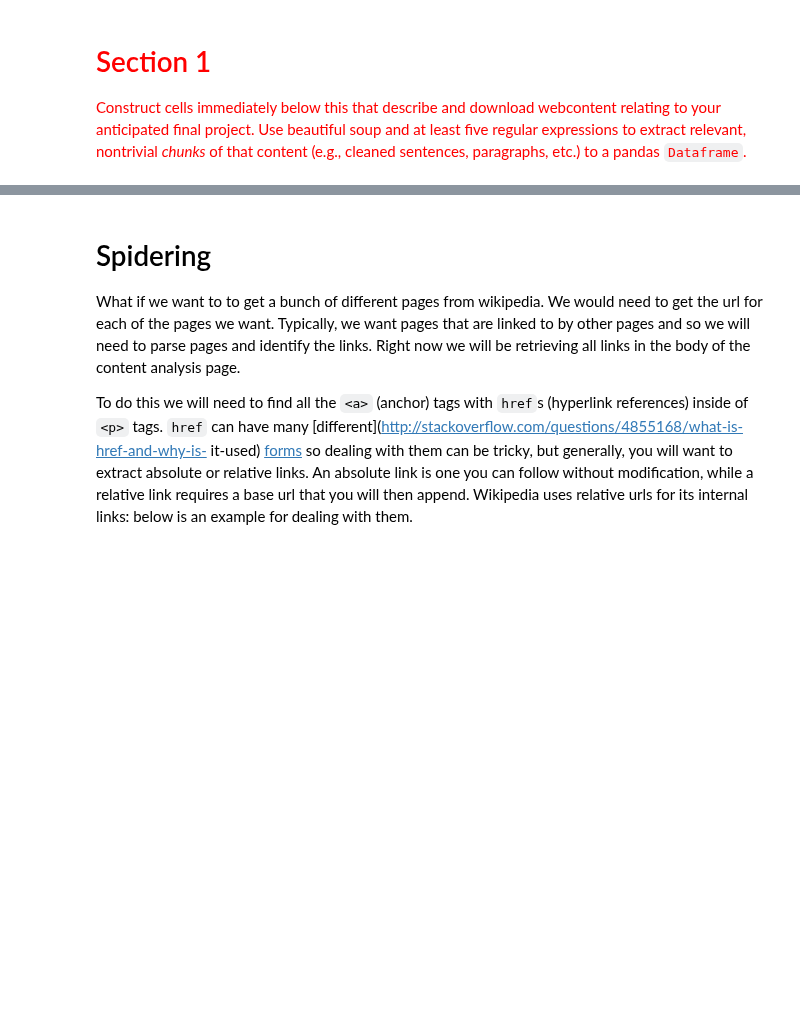
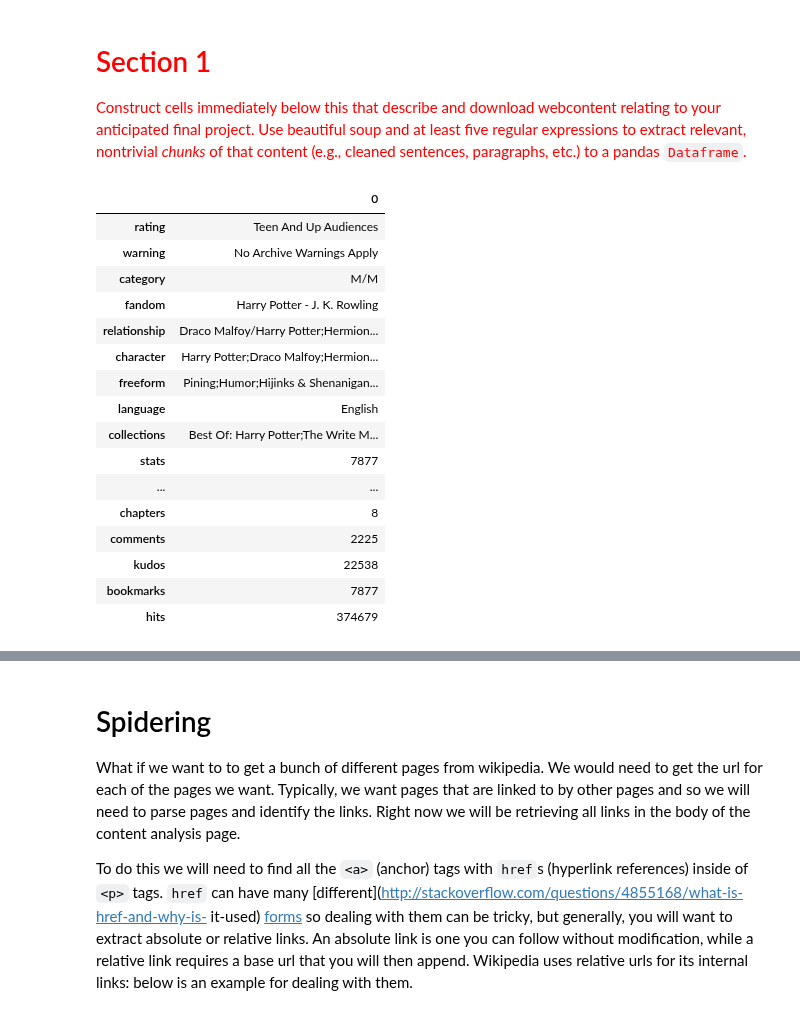
Before and after one commit to Computational-Content-Analysis-2020/Content-Analysis-2020, a Jupyter notebook: week-1/1-intro.ipynb, the cells around one changed output, grey strips where cells are left out. Saved outputs shown, nothing was run; the diff lists cells and outputs as text; code cells hidden in the pictures; blank space fills up the shorter version.

```diff
--- a/week-1/1-intro.ipynb
+++ b/week-1/1-intro.ipynb
@@ -173,0 +226,40 @@ the [re docs](https://docs.python.org/3/library/re.html) there is also a short
+# %%
+# parsing tags
+tag_dict={}
+tags=fanficSoup.find("dl",{"class":"work meta group"})
+for tag in tags.find_all("dd"):
+    tag_type=tag.get("class")[0]
+    if(tag.find_all("a")):
+        tag_contents=tag.find_all("a")
+        contents=[]
+        for content in tag_contents:
+            contents.append(content.get_text())
+        tag_dict[tag_type]=';'.join(map(str, contents))
+    else:
+        content=tag.get_text().strip()
+        if tag_type=="chapters":
+            content=content.split("/")[1]
+        tag_dict[tag_type]=content
+
+
+tag_df=pandas.DataFrame.from_dict(tag_dict, orient='index')
+# %%
+tag_df
+# %% [output]
+|  | 0 |
+| rating | Teen And Up Audiences |
+| warning | No Archive Warnings Apply |
+| category | M/M |
+| fandom | Harry Potter - J. K. Rowling |
+| relationship | Draco Malfoy/Harry Potter;Hermion... |
+| character | Harry Potter;Draco Malfoy;Hermion... |
+| freeform | Pining;Humor;Hijinks & Shenanigan... |
+| language | English |
+| collections | Best Of: Harry Potter;The Write M... |
+| stats | 7877 |
+| ... | ... |
+| chapters | 8 |
+| comments | 2225 |
+| kudos | 22538 |
+| bookmarks | 7877 |
+| hits | 374679 |
```
Also changed, not shown: parts of 41 cells of this notebook, 4 other files.
